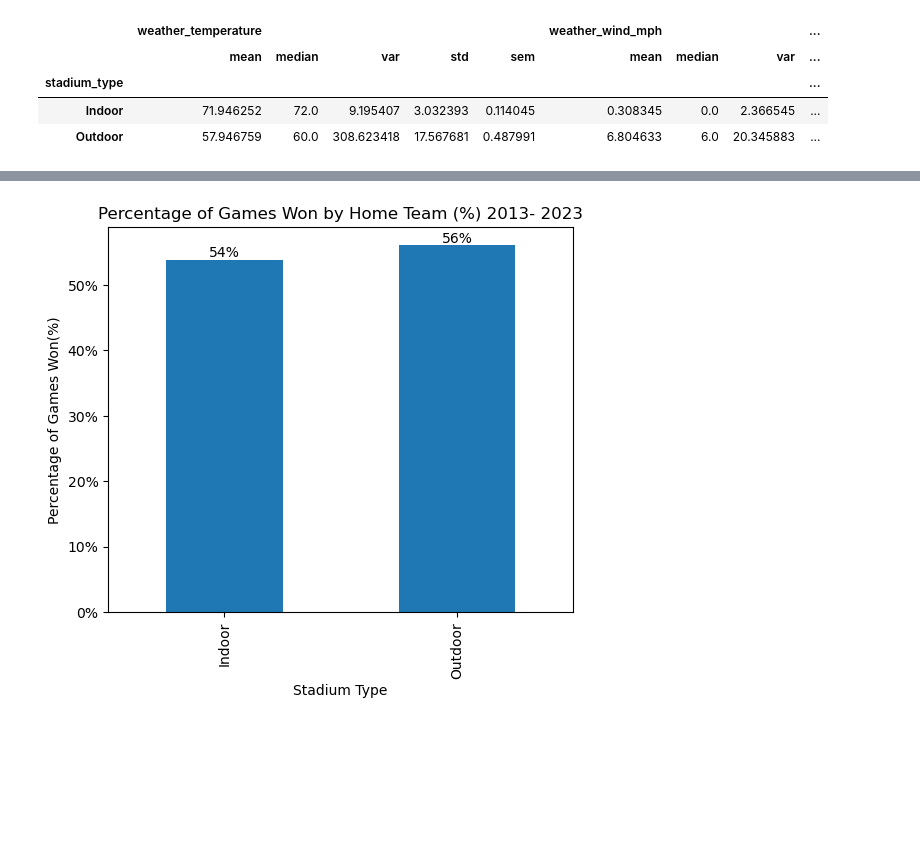
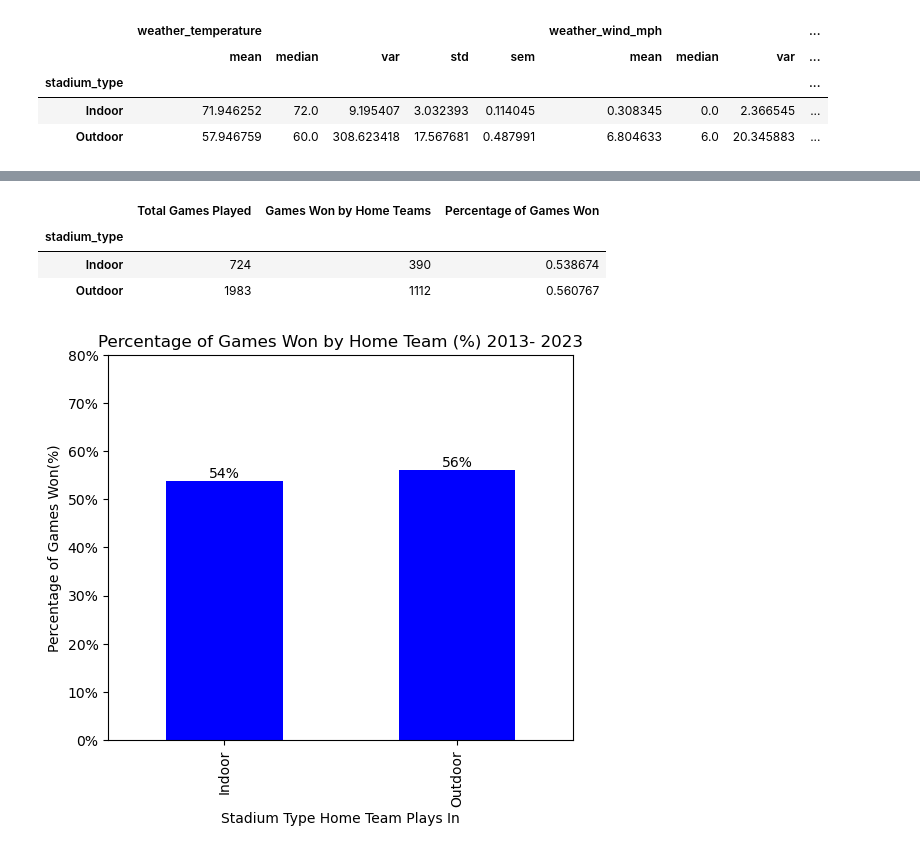
Before and after one commit to dadario10/Betting_Analytics_Project, a Jupyter notebook: stadiums.ipynb, the cells around one changed output, grey strips where cells are left out. Saved outputs shown, nothing was run; the diff lists cells and outputs as text; code cells hidden in the pictures; blank space fills up the shorter version.

Commit message:
pushing almost completed plots & stat. analysis

```diff
--- a/stadiums.ipynb
+++ b/stadiums.ipynb
@@ -223,0 +243,12 @@ Name: home_team_won, dtype: float64
+# %%
+# plot above data into box and whisker plot
+
+import seaborn as sns
+sns.set_palette("bright")
+
+ax= sns.boxplot(data=winner_stadium_df, x="stadium_type", y="over_under_line")
+
+ax.set(xlabel='Stadium Type', ylabel='Over/Under Line', title="Comparison of the Over/Under Lines for Indoor vs. Outdoor Stadiums")
+
+plt.savefig("output_data\overunder_by_stadium.png")
+plt.show()
@@ -235,25 +311,61 @@ weather_agg
+# %%
+#Formulate the above output into a clean Dataframe
+# Group by "stadium_type" and calculate the count of games played
+games_played = final_stadium_df.groupby("stadium_type")["home_team_won"].count()
+
+# Convert the count series to a DataFrame
+games_played_df = pd.DataFrame({"Total Games Played": games_played})
+
+# Group by "stadium_type" and calculate the sum of games won by home teams
+games_won = final_stadium_df.groupby("stadium_type")["home_team_won"].sum()
+
+# Convert the sum series to a DataFrame
+games_won_df = pd.DataFrame({"Games Won by Home Teams": games_won})
+
+# Percentage of games won by home teams
+percentage_won = games_won / games_played
+
+# Convert the percentage series to a DataFrame
+percentage_won_df = pd.DataFrame({"Percentage of Games Won": percentage_won})
+
+# Print the DataFrame
+percentage_won_df
+
+indoor_outdoor_df = pd.concat([games_played_df, games_won_df, percentage_won_df], axis=1)
+indoor_outdoor_df
+# %% [output]
+|  | Total Games Played | Games Won by Home Teams | Percentage of Games Won |
+| stadium_type |  |  |  |
+| Indoor | 724 | 390 | 0.538674 |
+| Outdoor | 1983 | 1112 | 0.560767 |
 # %%
-#create bar plot to visualize indoor/outdoor adavantage
+#create pie plot to visualize indoor/outdoor adavantage
 import matplotlib.ticker as mtick
 
 home_field_data = final_stadium_df.groupby("stadium_type")["home_team_won"].sum() / final_stadium_df.groupby("stadium_type")["home_team_won"].count()
 
-home_field_data.plot(kind="bar", figsize=(6,5))
-plt.xlabel("Stadium Type")
+
+home_field_data.plot(kind="bar", figsize=(6,5), ylim=(0,.8), color="blue")
+plt.xlabel("Stadium Type Home Team Plays In")
 plt.title("Percentage of Games Won by Home Team (%) 2013- 2023")
 plt.ylabel("Percentage of Games Won(%)")
+
 
 # Create a function to format the y-axis as percentages
 def percentage_format(x, _):
     return '{:.0f}%'.format(x * 100)
 
-# Apply the percentage format to the y-axis
+#Apply the percentage format to the y-axis
 plt.gca().yaxis.set_major_formatter(mtick.FuncFormatter(percentage_format))
 
 # Add actual percentges to the bars
 for i, value in enumerate(home_field_data):
     plt.annotate(f'{value:.0%}', (i, value), ha='center', va='bottom')
 
+ax.set_ylim([0,70])
+#save plot in output folder
+plt.savefig("output_data\homegames.png")
+
 plt.show()
 # %% [output]
-[figure, old version]
+[figure, new version]
```
Also changed, not shown: parts of 8 cells of this notebook, 2 other files.
